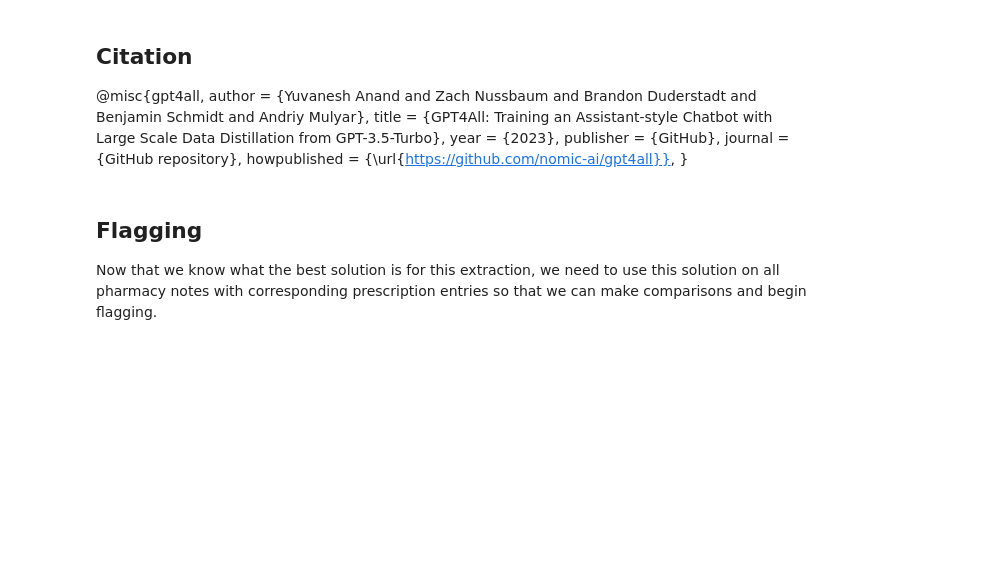
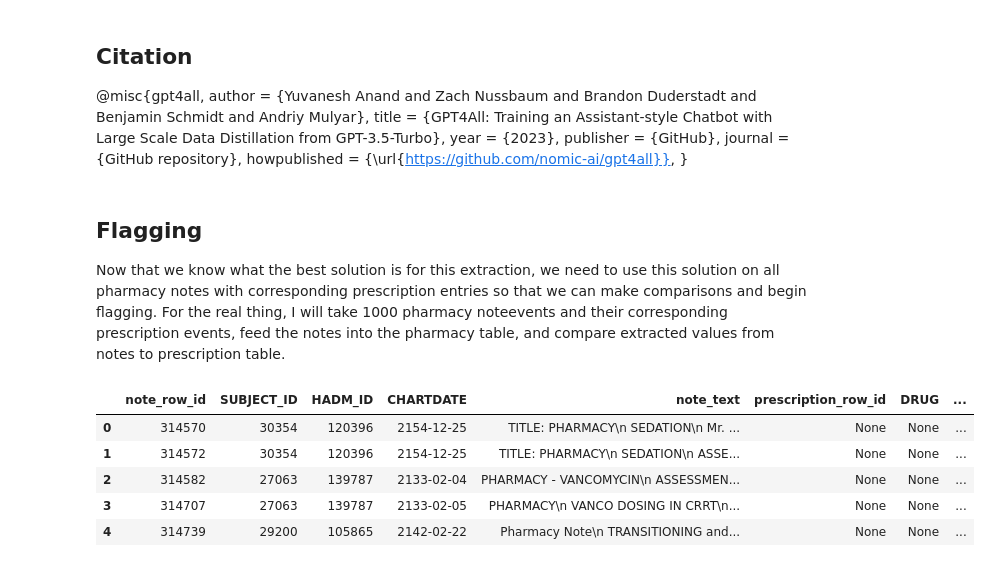
Before and after one commit to OWurst/AI_In_Healthcare_HRP, a Jupyter notebook: HRP_Drug_Amount_Identification_and_Flagging.ipynb, the cells around one changed output. Saved outputs shown, nothing was run; the diff lists cells and outputs as text; code cells hidden in the pictures; blank space fills up the shorter version.

```diff
--- a/HRP_Drug_Amount_Identification_and_Flagging.ipynb
+++ b/HRP_Drug_Amount_Identification_and_Flagging.ipynb
@@ -736,6 +737,44 @@ This is by far the best of the options. It is smart enough to not output a bunch
 }
 # %% [markdown]
 ## Flagging
-Now that we know what the best solution is for this extraction, we need to use this solution on all pharmacy notes with corresponding prescription entries so that we can make comparisons and begin flagging.
+Now that we know what the best solution is for this extraction, we need to use this solution on all pharmacy notes with corresponding prescription entries so that we can make comparisons and begin flagging. For the real thing, I will take 1000 pharmacy noteevents and their corresponding prescription events, feed the notes into the pharmacy table, and compare extracted values from notes to prescription table.
 # %%
-query_all_pharmacy_notes = """"""
+query_all_pharmacy_notes_and_perscriptions = """
+WITH pharmacy_notes AS (
+  SELECT *
+  FROM NOTEEVENTS
+  WHERE CATEGORY = 'Pharmacy'
+  AND TEXT IS NOT NULL
+  LIMIT 1000
+)
+
+SELECT
+  n.ROW_ID AS note_row_id,
+  n.SUBJECT_ID,
+  n.HADM_ID,
+  n.CHARTDATE,
+  n.TEXT AS note_text,
+  p.ROW_ID AS prescription_row_id,
+  p.DRUG,
+  p.DRUG_NAME_GENERIC,
+  p.DRUG_TYPE,
+  p.PROD_STRENGTH,
+  p.DOSE_VAL_RX,
+  p.DOSE_UNIT_RX,
+  p.STARTDATE,
+  p.ENDDATE
+FROM pharmacy_notes n
+LEFT JOIN PRESCRIPTIONS p
+  ON n.SUBJECT_ID = p.SUBJECT_ID
+  AND n.HADM_ID = p.HADM_ID
+ORDER BY n.ROW_ID;"""
+
+full_table = execute_query(query_all_pharmacy_notes_and_perscriptions)
+full_table.head(5)
+# %% [output]
+|  | note_row_id | SUBJECT_ID | HADM_ID | CHARTDATE | note_text | prescription_row_id | DRUG | ... |
+| 0 | 314570 | 30354 | 120396 | 2154-12-25 | TITLE: PHARMACY\n SEDATION\n Mr. ... | None | None | ... |
+| 1 | 314572 | 30354 | 120396 | 2154-12-25 | TITLE: PHARMACY\n SEDATION\n ASSE... | None | None | ... |
+| 2 | 314582 | 27063 | 139787 | 2133-02-04 | PHARMACY - VANCOMYCIN\n ASSESSMEN... | None | None | ... |
+| 3 | 314707 | 27063 | 139787 | 2133-02-05 | PHARMACY\n VANCO DOSING IN CRRT\n... | None | None | ... |
+| 4 | 314739 | 29200 | 105865 | 2142-02-22 | Pharmacy Note\n TRANSITIONING and... | None | None | ... |
```
Also changed, not shown: parts of 4 cells of this notebook, 2 other files.
